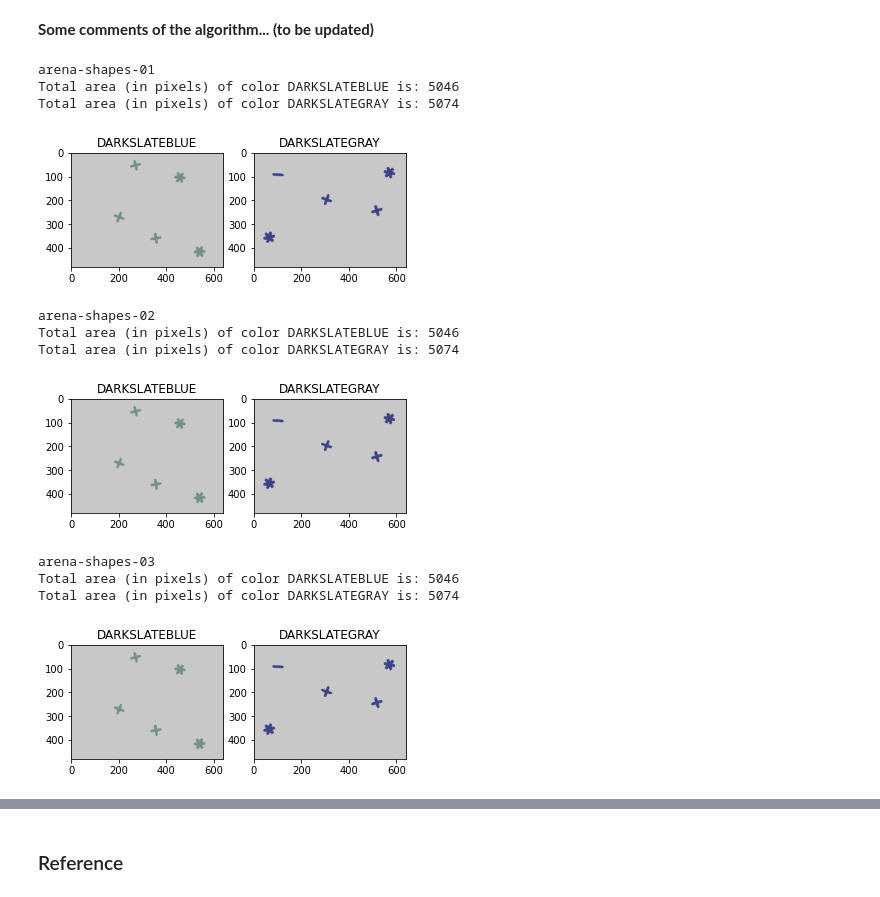
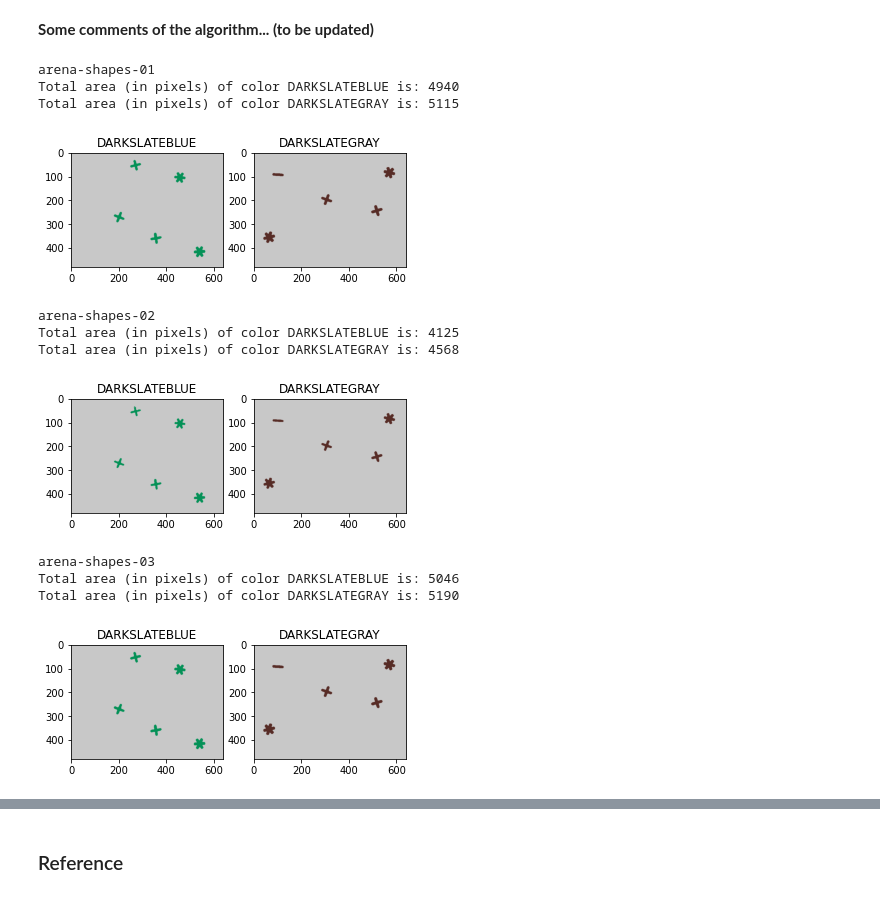
Before and after one commit to LTS5/iapr, a Jupyter notebook: labs/part_2_lab_01.ipynb, the cells around one changed output, grey strips where cells are left out. Drawn from its saved outputs; the diff is of its cells as text; code cells hidden in the pictures.

```diff
--- a/labs/part_2_lab_01.ipynb
+++ b/labs/part_2_lab_01.ipynb
@@ -59,8 +59,8 @@ from scipy import ndimage
 from skimage import morphology
 import webcolors
 # %%
-#data_base_path = os.path.join(os.pardir, 'data')
-data_base_path = os.path.join('/home/iapr', 'data')
+data_base_path = os.path.join(os.pardir, 'data')
+# data_base_path = os.path.join('/home/iapr', 'data')
 data_folder = 'lab-01-data'
 data_path = os.path.join(data_base_path, data_folder)
 tar_path = os.path.join(data_base_path, data_folder + '.tar.gz')
@@ -419,10 +419,10 @@ def result_print(vertex,class1,class2,color):
         #     print('color2_rgb:', color[3])
         print(obj_col)
 # %%
-# Implement single image analyze
+# Implement image analyze for the three images
 for i, img in enumerate(images):
     print('\n'+im_names[i])
-    src = image
+    src = img
     image_analyze = Img_Analysis()
     contours, vertexs, col_hsv, col_rgb= image_analyze.analysis(src)
     col_obj_1, col_obj_2, colors, objs = color_filter(col_hsv, col_rgb, contours)
@@ -485,37 +485,37 @@ NOTE:
 # %%
 for i, img in enumerate(images):
     print('\n'+im_names[i])
-    # src = image
-    # image_analyze = Img_Analysis()
-    # contours, vertexs, col_hsv, col_rgb= image_analyze.analysis(src)
-    # col_obj_1, col_obj_2, col objs = color_filter(col_hsv, col_rgb, contours)
+    src = img
+    image_analyze = Img_Analysis()
+    contours, vertexs, col_hsv, col_rgb= image_analyze.analysis(src)
+    col_obj_1, col_obj_2, col, objs = color_filter(col_hsv, col_rgb, contours)
     # # result_print(vertexs, col_obj_1, col_obj_2, col)
     h, w, ch = img.shape
     titles = ['DARKSLATEBLUE', 'DARKSLATEGRAY']
     # Pixels Count and visualization
     for i,cnt in enumerate([objs['col_1'], objs['col_2']]):
         obj_img = np.ones((h, w, ch), dtype=np.uint8)*200
         # cv.drawContours(obj_img, cnt, -1, (), thickness=-1)
         cv.drawContours(obj_img, cnt, -1, (colors[i][0].item(),colors[i][1].item(),colors[i][2].item()), thickness=-1)
         gray = cv.cvtColor(obj_img, cv.COLOR_BGR2GRAY)
         ret, binary = cv.threshold(gray, 0, 255, cv.THRESH_BINARY_INV| cv.THRESH_OTSU)
         values, counts = np.unique(binary, return_counts=True)
         print('Total area (in pixels) of color',titles[i], 'is:',counts[1] )
 
         plt.subplot(1,2,i+1)
         plt.title(titles[i])
         plt.imshow(obj_img)
     plt.show()
 # %% [output]
 arena-shapes-01
-Total area (in pixels) of color DARKSLATEBLUE is: 5046
-Total area (in pixels) of color DARKSLATEGRAY is: 5074
+Total area (in pixels) of color DARKSLATEBLUE is: 4940
+Total area (in pixels) of color DARKSLATEGRAY is: 5115
-[figure, old version]
+[figure, new version]
 arena-shapes-02
-Total area (in pixels) of color DARKSLATEBLUE is: 5046
-Total area (in pixels) of color DARKSLATEGRAY is: 5074
+Total area (in pixels) of color DARKSLATEBLUE is: 4125
+Total area (in pixels) of color DARKSLATEGRAY is: 4568
-[figure, old version]
+[figure, new version]
 arena-shapes-03
 Total area (in pixels) of color DARKSLATEBLUE is: 5046
-Total area (in pixels) of color DARKSLATEGRAY is: 5074
+Total area (in pixels) of color DARKSLATEGRAY is: 5190
-[figure, old version]
+[figure, new version]
```
Also changed, not shown: parts of 5 cells of this notebook.
